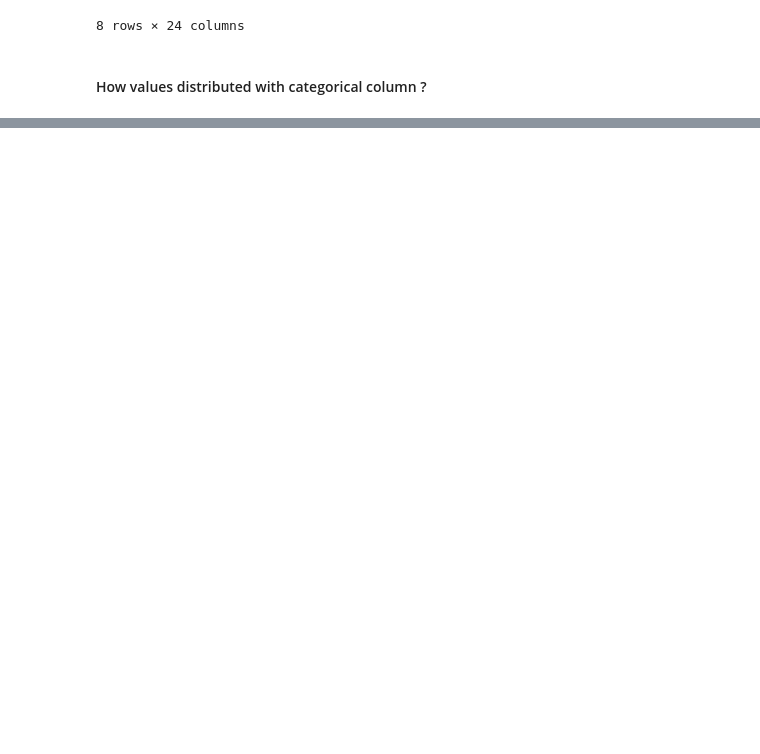
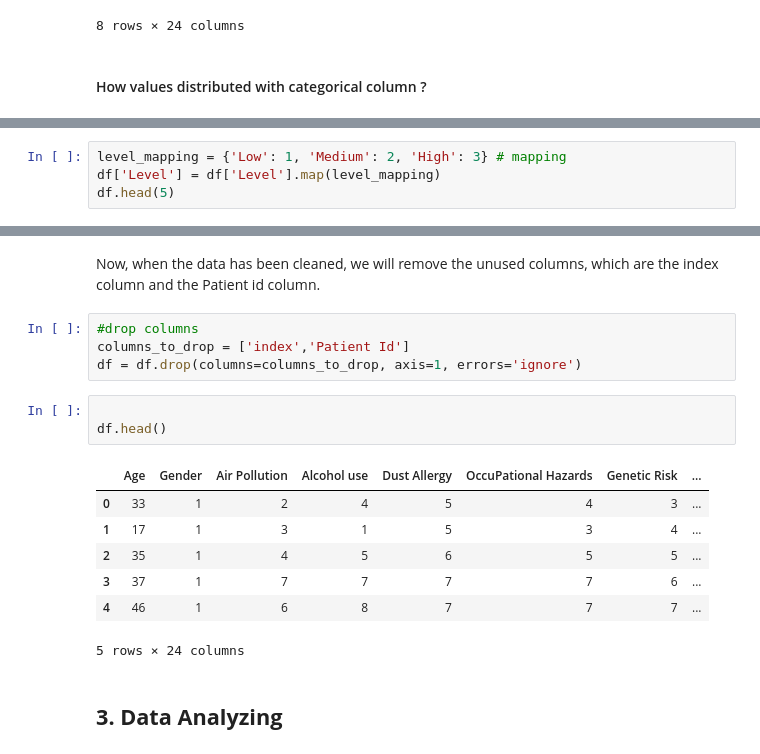
Before and after one commit to huyban2003/P4DS, a Jupyter notebook: notebook.ipynb, the cells around one changed output, grey strips where cells are left out. Saved outputs shown, nothing was run; the diff lists cells and outputs as text; blank space fills up the shorter version.

Commit message:
Finish code for Data Preprocessing

```diff
--- a/notebook.ipynb
+++ b/notebook.ipynb
@@ -163,0 +167,4 @@ cat_col_info_df
+# %%
+level_mapping = {'Low': 1, 'Medium': 2, 'High': 3} # mapping
+df['Level'] = df['Level'].map(level_mapping)
+df.head(5)
@@ -163,0 +179,19 @@ cat_col_info_df
+# %% [markdown]
+Now, when the data has been cleaned, we will remove the unused columns, which are the index column and the Patient id column.
+# %%
+#drop columns
+columns_to_drop = ['index','Patient Id']
+df = df.drop(columns=columns_to_drop, axis=1, errors='ignore')
+# %%
+
+df.head()
+# %% [output]
+|  | Age | Gender | Air Pollution | Alcohol use | Dust Allergy | OccuPational Hazards | Genetic Risk | ... |
+| 0 | 33 | 1 | 2 | 4 | 5 | 4 | 3 | ... |
+| 1 | 17 | 1 | 3 | 1 | 5 | 3 | 4 | ... |
+| 2 | 35 | 1 | 4 | 5 | 6 | 5 | 5 | ... |
+| 3 | 37 | 1 | 7 | 7 | 7 | 7 | 6 | ... |
+| 4 | 46 | 1 | 6 | 8 | 7 | 7 | 7 | ... |
+5 rows × 24 columns
+# %% [markdown]
+## **3. Data Analyzing** <a name="process"></a>
```
Also changed, not shown: parts of 5 cells of this notebook.
